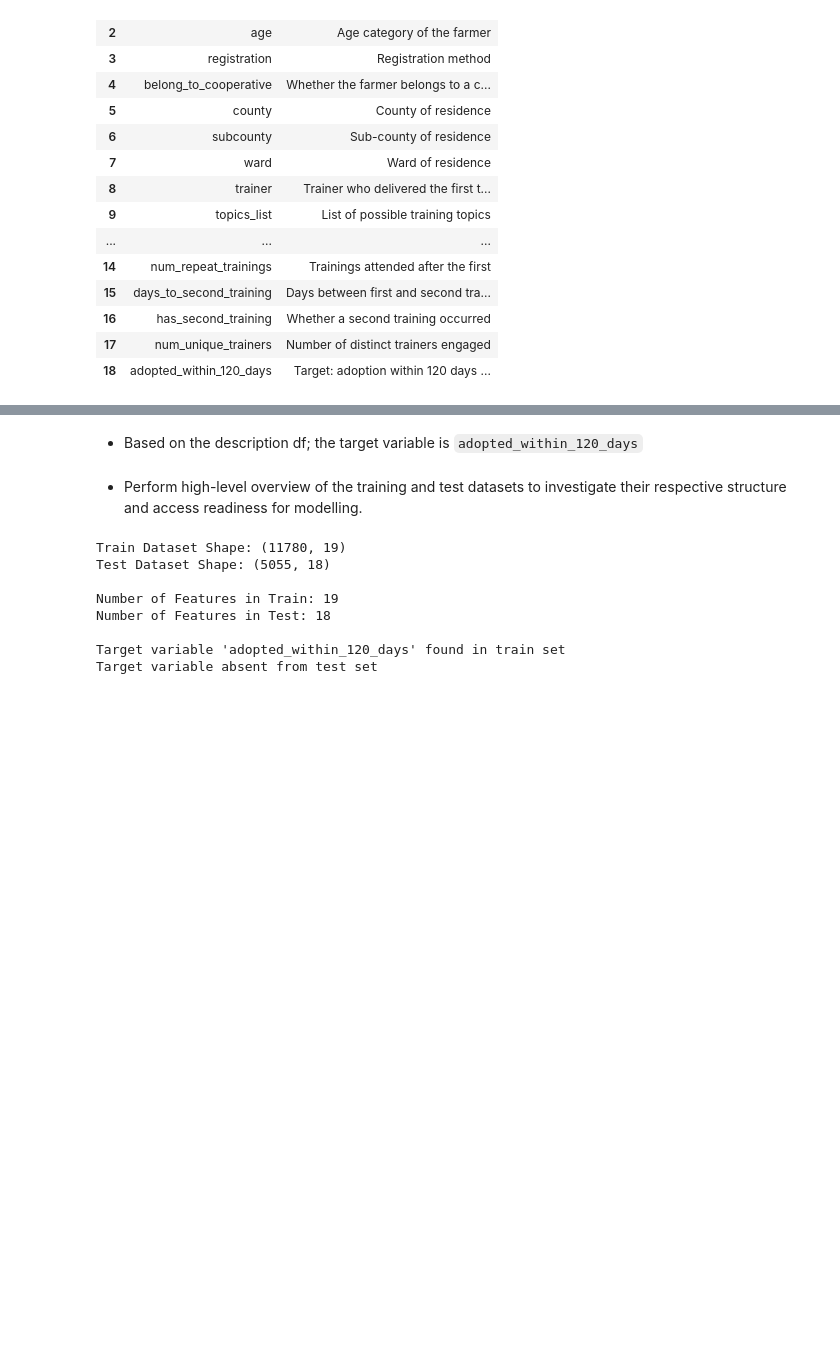
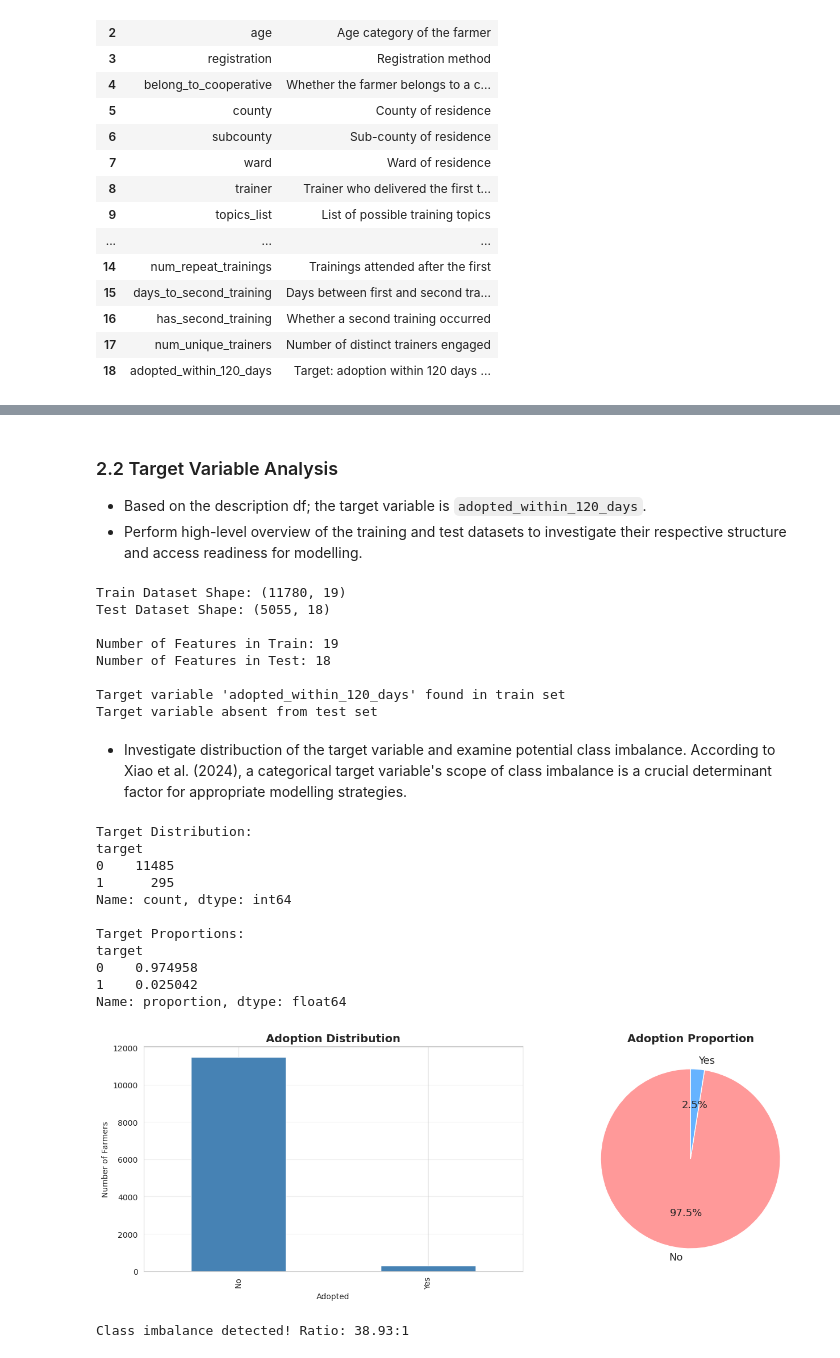
Before and after one commit to mwakad/DigiCow-Farmer-Training-Adoption-Challenge, a Jupyter notebook: index.ipynb, the cells around one changed output, grey strips where cells are left out. Cells and saved outputs as stored; diff of their text form; code cells hidden in the pictures; blank space fills up the shorter version.

Commit message:
preliminary data processing

```diff
--- a/index.ipynb
+++ b/index.ipynb
@@ -27,9 +31,9 @@ warnings.filterwarnings('ignore')
 # %%
 # Load datasets
-train_df = pd.read_csv('Train.csv')
-test_df = pd.read_csv('Test.csv')
-sample_sub = pd.read_csv('SampleSubmission.csv')
-description = pd.read_csv('dataset_data_dictionary.csv')
+train_df = pd.read_csv('data/Train.csv')
+test_df = pd.read_csv('data/Test.csv')
+sample_sub = pd.read_csv('data/SampleSubmission.csv')
+description = pd.read_csv('data/dataset_data_dictionary.csv')
 # %%
 description
 # %% [output]
@@ -53,7 +75,7 @@ description
 # %% [markdown]
-- Based on the description df; the target variable is `adopted_within_120_days`
+### 2.2 Target Variable Analysis
+- Based on the description df; the target variable is `adopted_within_120_days`.
+- Perform high-level overview of the training and test datasets to investigate their respective structure and access readiness for modelling.
-# %% [markdown]
-- Perform high-level overview of the training and test datasets to investigate their respective structure and access readiness for modelling.
 # %%
 # High-level datasets overview
 print(f"\nTrain Dataset Shape: {train_df.shape}")
@@ -76,3 +98,65 @@ Number of Features in Test: 18
 
 Target variable 'adopted_within_120_days' found in train set
 Target variable absent from test set
+# %%
+# rename `adopted_within_120_days` to `target`
+train_df=train_df.rename(columns={'adopted_within_120_days': 'target'})
+# %% [markdown]
+- Investigate distribuction of the target variable and examine potential class imbalance. According to Xiao et al. (2024), a categorical target variable's scope of class imbalance is a crucial determinant factor for appropriate modelling strategies.
+# %%
+# Target variable analysis
+if 'target' in train_df.columns:
+    print("\nTarget Distribution:")
+    print(train_df['target'].value_counts().sort_index())
+    print(f"\nTarget Proportions:")
+    print(train_df['target'].value_counts(normalize=True).sort_index())
+
+    # Create a mapping for target variable binary labels
+    target_labels = {0: 'No', 1: 'Yes'}
+
+    # Visualize target distribution
+    fig, axes = plt.subplots(1, 2, figsize=(14, 5))
+
+    # Count plot with renamed labels
+    counts = train_df['target'].value_counts().sort_index()
+    counts.index = counts.index.map(target_labels)
+    counts.plot(kind='bar', ax=axes[0], color='steelblue')
+    axes[0].set_title('Adoption Distribution', fontsize=14, fontweight='bold')
+    axes[0].set_xlabel('Adopted')
+    axes[0].set_ylabel('Number of Farmers')
+    axes[0].grid(axis='y', alpha=0.3)
+
+    # Pie chart with renamed labels
+    target_counts = train_df['target'].value_counts().sort_index()
+    target_counts.index = target_counts.index.map(target_labels)
+    axes[1].pie(target_counts,
+                 labels=target_counts.index,
+                 autopct='%1.1f%%',
+                 startangle=90,
+                 colors=['#ff9999', '#66b3ff'],
+                 textprops={'fontsize': 13})
+    axes[1].set_title('Adoption Proportion', fontsize=14, fontweight='bold')
+
+    plt.tight_layout()
+    plt.show()
+
+    # Check for class imbalance
+    class_ratio = train_df['target'].value_counts().max() / train_df['target'].value_counts().min()
+    if class_ratio > 1.5:
+        print(f"\nClass imbalance detected! Ratio: {class_ratio:.2f}:1")
+    else:
+        print(f"\nClasses are relatively balanced. Ratio: {class_ratio:.2f}:1")
+# %% [output]
+Target Distribution:
+target
+0    11485
+1      295
+Name: count, dtype: int64
+
+Target Proportions:
+target
+0    0.974958
+1    0.025042
+Name: proportion, dtype: float64
+[figure, added]
+Class imbalance detected! Ratio: 38.93:1
```
Also changed, not shown: parts of 14 cells of this notebook.
